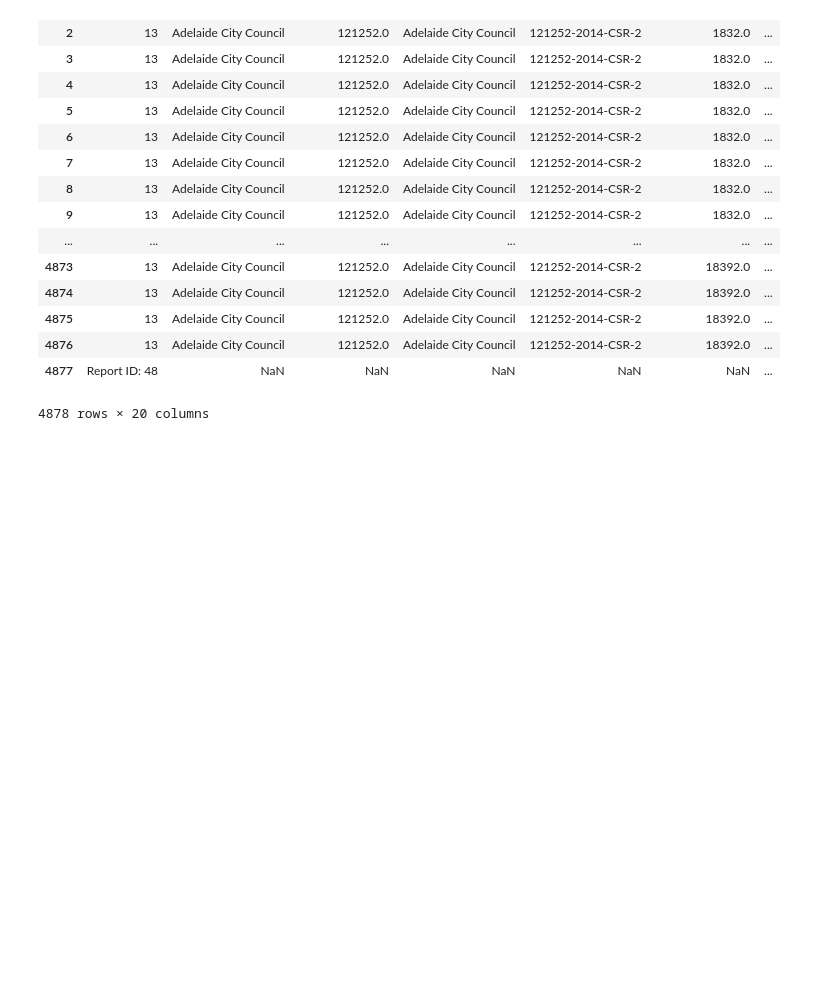
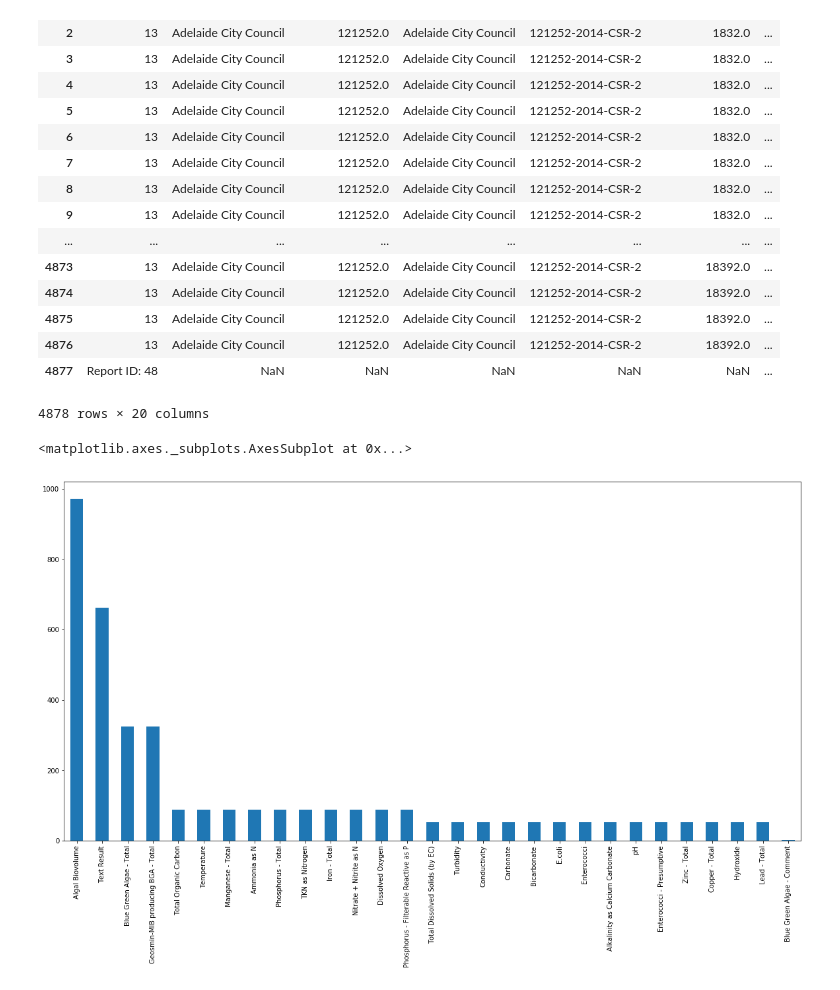
Before and after one commit to Russell0404/Open-Data-Project-, a Jupyter notebook: Water Quality Dataset.ipynb, the cells around one changed output. Cells and saved outputs as stored; diff of their text form; code cells hidden in the pictures; blank space fills up the shorter version.

```diff
--- a/Water Quality Dataset.ipynb
+++ b/Water Quality Dataset.ipynb
@@ -140,3 +99,9 @@ my_csvs['Dataset - Water Quality/Torrens_Lake 2014~2015(UTF-8).csv']
 | 4876 | 13 | Adelaide City Council | 121252.0 | Adelaide City Council | 121252-2014-CSR-2 | 18392.0 | ... |
 | 4877 | Report ID: 48 | NaN | NaN | NaN | NaN | NaN | ... |
 4878 rows × 20 columns
+# %%
+chemicals = my_csvs['Dataset - Water Quality/Torrens_Lake 2014~2015(UTF-8).csv']["Component Name"].value_counts()
+chemicals[chemicals < 990].plot(kind="bar")
+# %% [output]
+<matplotlib.axes._subplots.AxesSubplot at 0x...>
+[figure, added]
```
Also changed, not shown: parts of 22 cells of this notebook, 13 other files.
